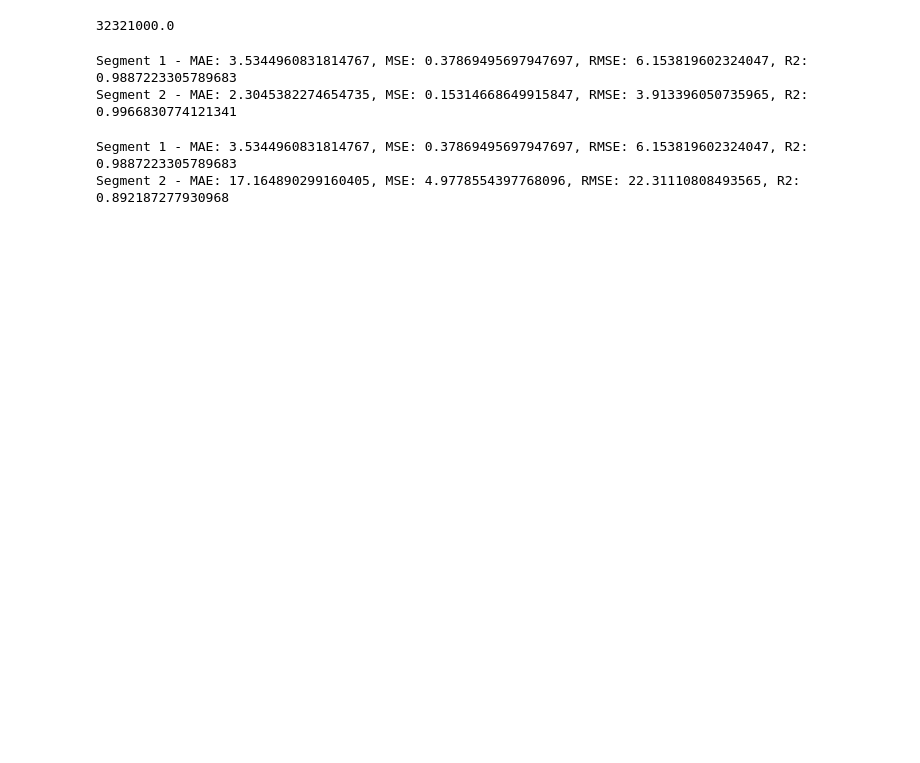
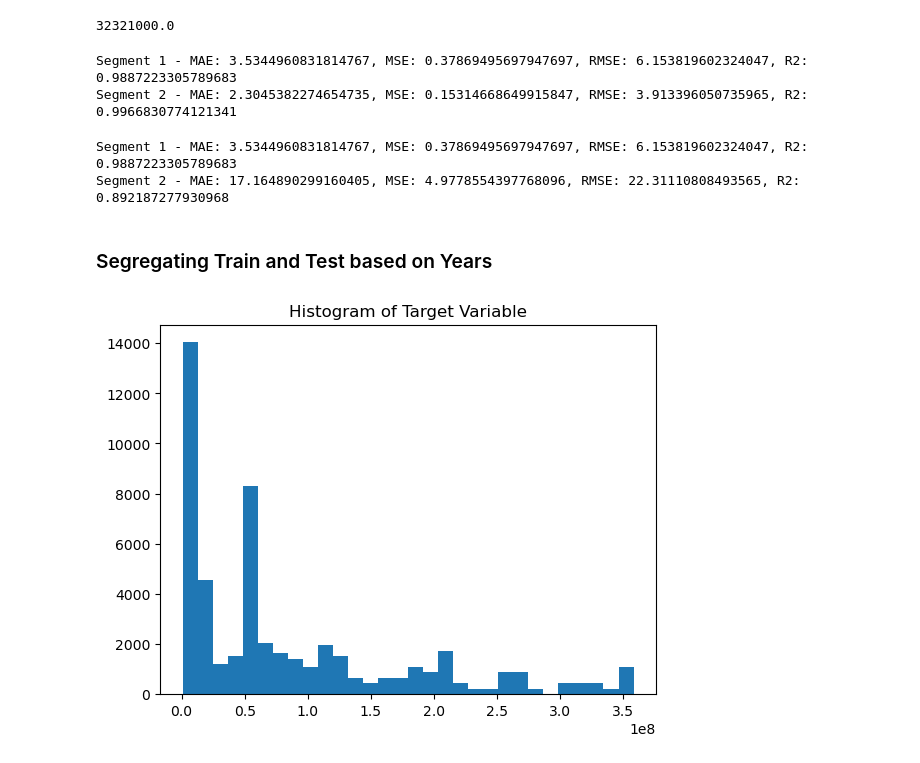
Before and after one commit to NehaNooka/Climate-Change-and-Crop-Yield-Prediction, a Jupyter notebook: Model Optimization.ipynb, the cells around one changed output. Drawn from its saved outputs; the diff is of its cells as text; code cells hidden in the pictures; blank space fills up the shorter version.

```diff
--- a/Model Optimization.ipynb
+++ b/Model Optimization.ipynb
@@ -548,3 +542,7 @@ print(f"Segment 2 - MAE: {mae2_cpd}, MSE: {mse2_cpd}, RMSE: {rmse2_cpd}, R2: {r2
 # %% [output]
 Segment 1 - MAE: 3.5344960831814767, MSE: 0.37869495697947697, RMSE: 6.153819602324047, R2: 0.9887223305789683
 Segment 2 - MAE: 17.164890299160405, MSE: 4.9778554397768096, RMSE: 22.31110808493565, R2: 0.892187277930968
+# %% [markdown]
+### Segregating Train and Test based on Years
+# %%
+data_b_2019 = filtered_df[filtered_df["Year"] < 2019]
@@ -550,0 +551,7 @@ Segment 2 - MAE: 17.164890299160405, MSE: 4.9778554397768096, RMSE: 22.311108084
+# %%
+import matplotlib.pyplot as plt
+plt.hist(data_b_2019['Production_t'], bins=30)
+plt.title('Histogram of Target Variable')
+plt.show()
+# %% [output]
+[figure, added]
```
Also changed, not shown: parts of 16 cells of this notebook.
